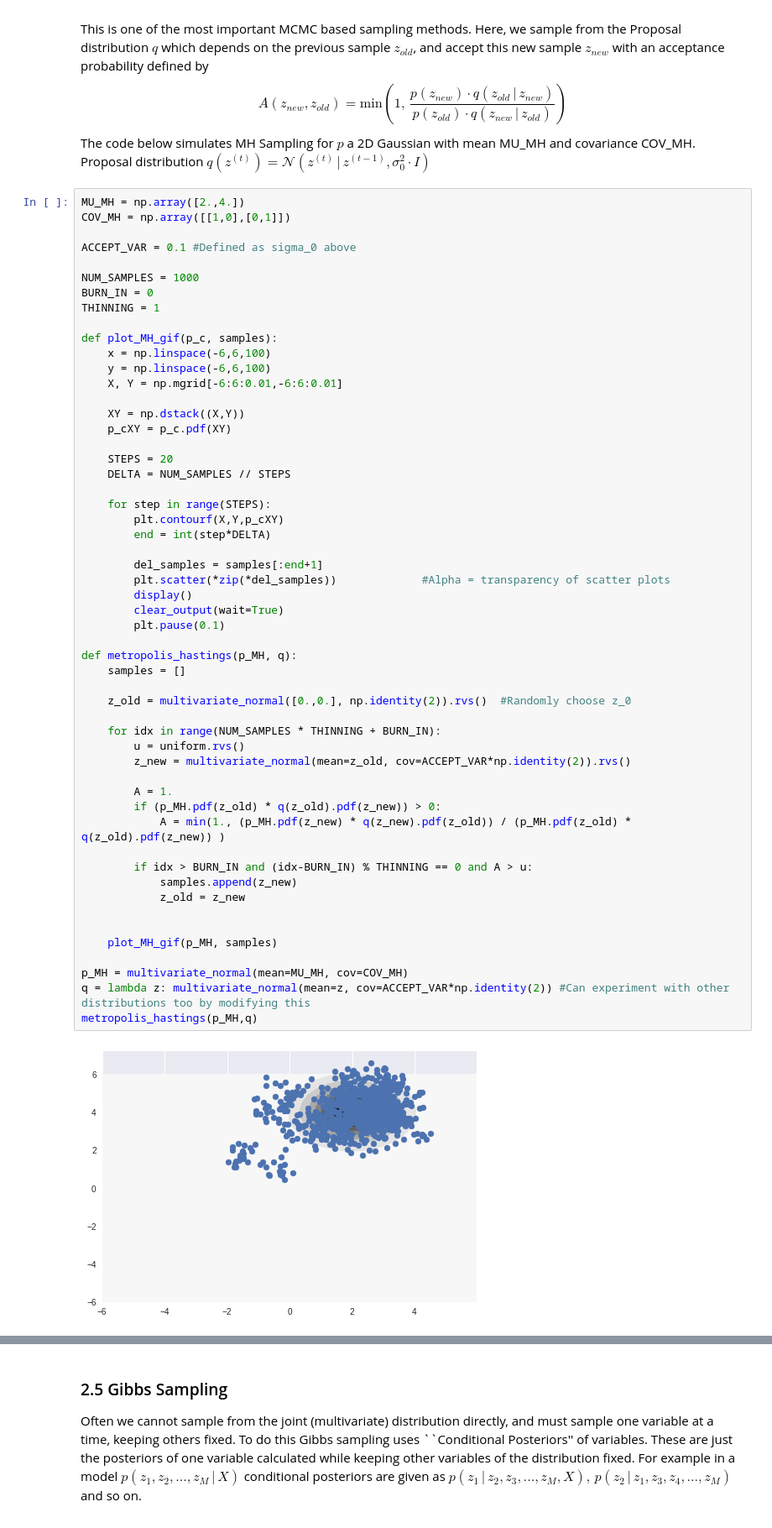
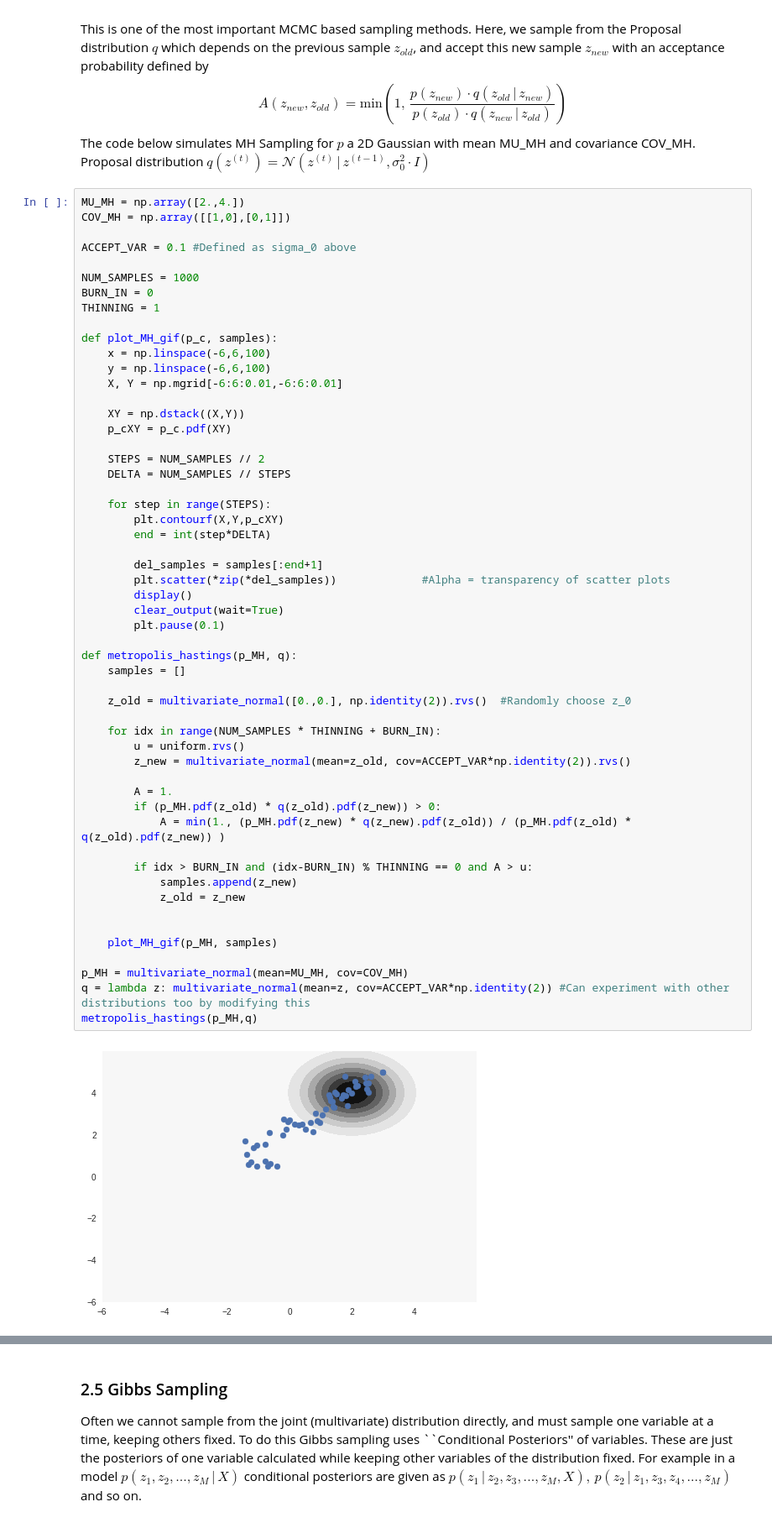
Before and after one commit to pulkitgo/Sampling-for-Approx-inference, a Jupyter notebook: PMI_Demo.ipynb, the cells around one changed output, grey strips where cells are left out. Shown at 84% size. Drawn from its saved outputs; the diff is of its cells as text.

```diff
--- a/PMI_Demo.ipynb
+++ b/PMI_Demo.ipynb
@@ -180,7 +180,7 @@ def plot_MH_gif(p_c, samples):
     XY = np.dstack((X,Y))
     p_cXY = p_c.pdf(XY)
 
-    STEPS = 20
+    STEPS = NUM_SAMPLES // 2
     DELTA = NUM_SAMPLES // STEPS
 
     for step in range(STEPS):
@@ -190,31 +190,31 @@ def plot_MH_gif(p_c, samples):
         del_samples = samples[:end+1]
         plt.scatter(*zip(*del_samples))             #Alpha = transparency of scatter plots
         display()
         clear_output(wait=True)
         plt.pause(0.1)
 
 def metropolis_hastings(p_MH, q):
     samples = []
 
     z_old = multivariate_normal([0.,0.], np.identity(2)).rvs()  #Randomly choose z_0
 
     for idx in range(NUM_SAMPLES * THINNING + BURN_IN):
         u = uniform.rvs()
         z_new = multivariate_normal(mean=z_old, cov=ACCEPT_VAR*np.identity(2)).rvs()
 
         A = 1.
         if (p_MH.pdf(z_old) * q(z_old).pdf(z_new)) > 0:
             A = min(1., (p_MH.pdf(z_new) * q(z_new).pdf(z_old)) / (p_MH.pdf(z_old) * q(z_old).pdf(z_new)) )
 
         if idx > BURN_IN and (idx-BURN_IN) % THINNING == 0 and A > u:
             samples.append(z_new)
             z_old = z_new
 
 
     plot_MH_gif(p_MH, samples)
 
 p_MH = multivariate_normal(mean=MU_MH, cov=COV_MH)
 q = lambda z: multivariate_normal(mean=z, cov=ACCEPT_VAR*np.identity(2)) #Can experiment with other distributions too by modifying this
 metropolis_hastings(p_MH,q)
 # %% [output]
-[figure, old version]
+[figure, new version]
```
Also changed, not shown: parts of 1 cell of this notebook.
